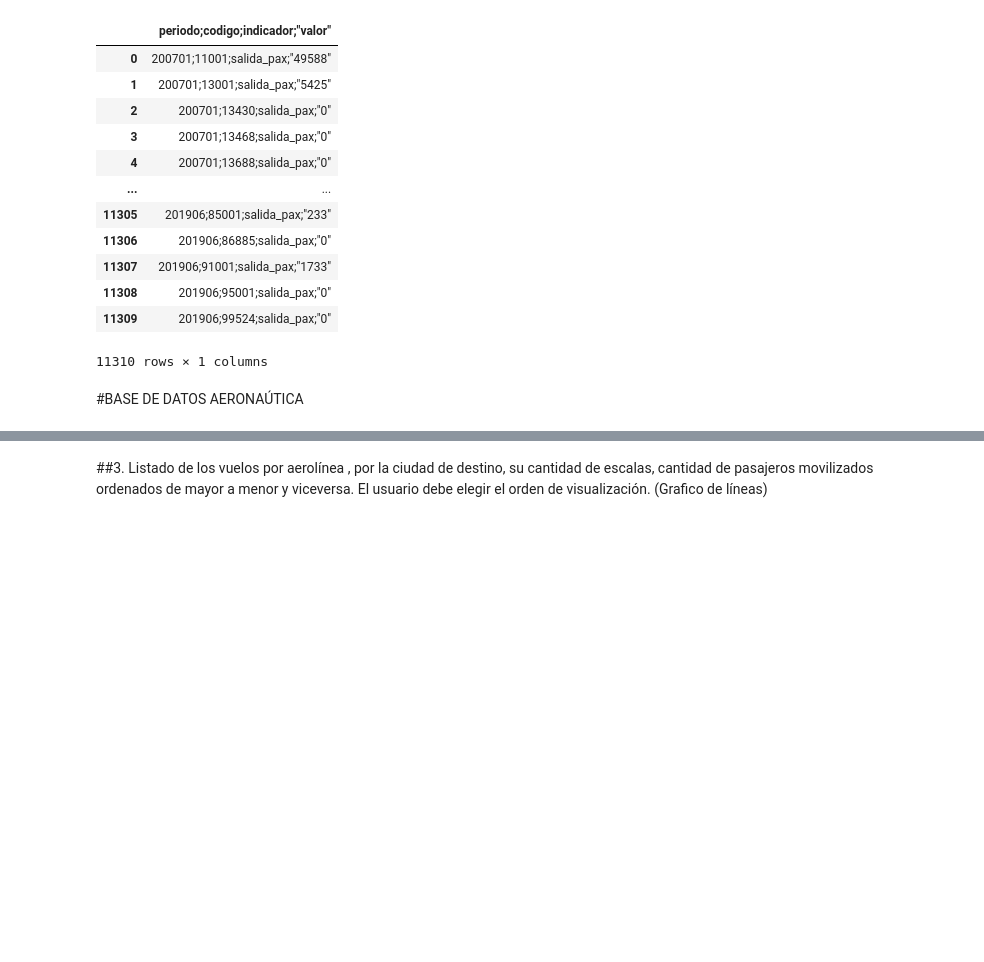
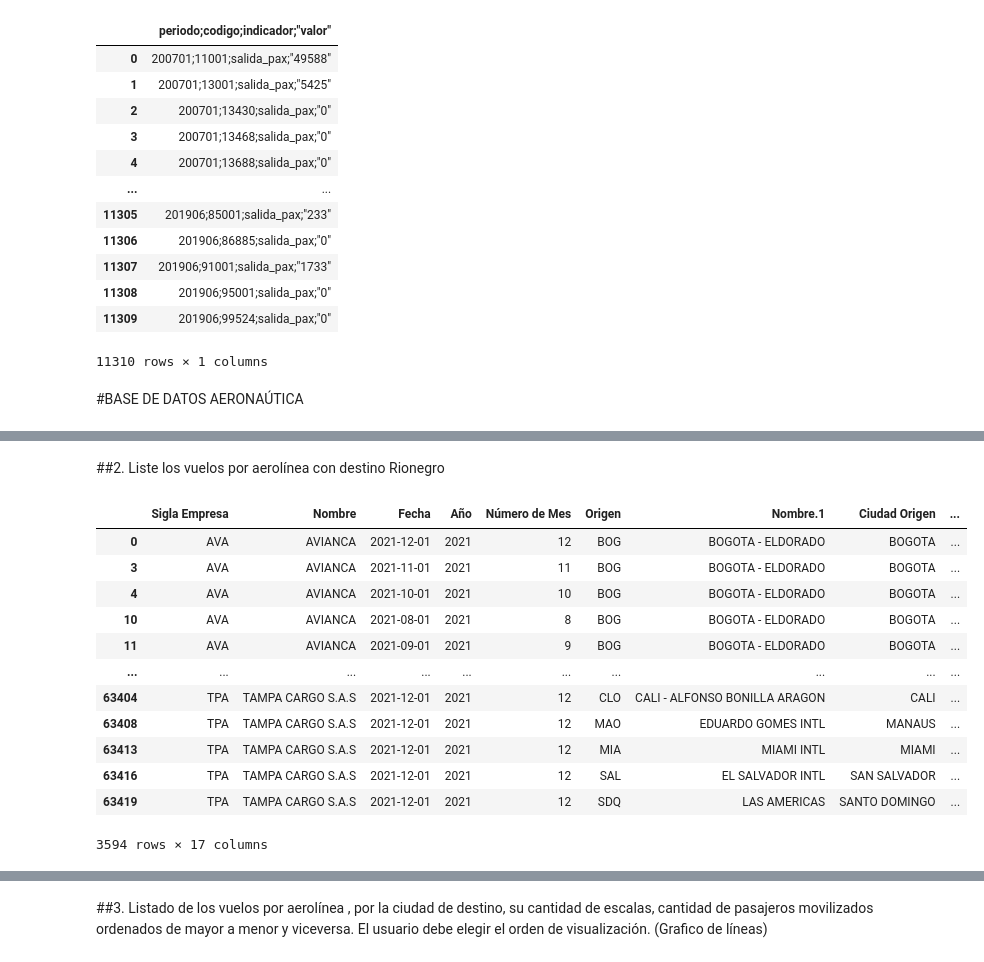
Before and after one commit to juandahur/ML-UdeA-Reto-Tec, a Jupyter notebook: Reto_Tecnologico.ipynb, the cells around one changed output, grey strips where cells are left out. Drawn from its saved outputs; the diff is of its cells as text; code cells hidden in the pictures; blank space fills up the shorter version.

```diff
--- a/Reto_Tecnologico.ipynb
+++ b/Reto_Tecnologico.ipynb
@@ -117,0 +105,19 @@ origen_destino.sort_values('Fecha', ascending=False)
+# %% [markdown]
+##2. Liste los vuelos por aerolínea con destino Rionegro
+# %%
+Rionegro = origen_destino[origen_destino['Ciudad Destino'] == 'RIONEGRO - ANTIOQUIA']
+Rionegro
+# %% [output]
+|  | Sigla Empresa | Nombre | Fecha | Año | Número de Mes | Origen | Nombre.1 | Ciudad Origen | ... |
+| 0 | AVA | AVIANCA | 2021-12-01 | 2021 | 12 | BOG | BOGOTA - ELDORADO | BOGOTA | ... |
+| 3 | AVA | AVIANCA | 2021-11-01 | 2021 | 11 | BOG | BOGOTA - ELDORADO | BOGOTA | ... |
+| 4 | AVA | AVIANCA | 2021-10-01 | 2021 | 10 | BOG | BOGOTA - ELDORADO | BOGOTA | ... |
+| 10 | AVA | AVIANCA | 2021-08-01 | 2021 | 8 | BOG | BOGOTA - ELDORADO | BOGOTA | ... |
+| 11 | AVA | AVIANCA | 2021-09-01 | 2021 | 9 | BOG | BOGOTA - ELDORADO | BOGOTA | ... |
+| ... | ... | ... | ... | ... | ... | ... | ... | ... | ... |
+| 63404 | TPA | TAMPA CARGO S.A.S | 2021-12-01 | 2021 | 12 | CLO | CALI - ALFONSO BONILLA ARAGON | CALI | ... |
+| 63408 | TPA | TAMPA CARGO S.A.S | 2021-12-01 | 2021 | 12 | MAO | EDUARDO GOMES INTL | MANAUS | ... |
+| 63413 | TPA | TAMPA CARGO S.A.S | 2021-12-01 | 2021 | 12 | MIA | MIAMI INTL | MIAMI | ... |
+| 63416 | TPA | TAMPA CARGO S.A.S | 2021-12-01 | 2021 | 12 | SAL | EL SALVADOR INTL | SAN SALVADOR | ... |
+| 63419 | TPA | TAMPA CARGO S.A.S | 2021-12-01 | 2021 | 12 | SDQ | LAS AMERICAS | SANTO DOMINGO | ... |
+3594 rows × 17 columns
```
Also changed, not shown: parts of 17 cells of this notebook.
